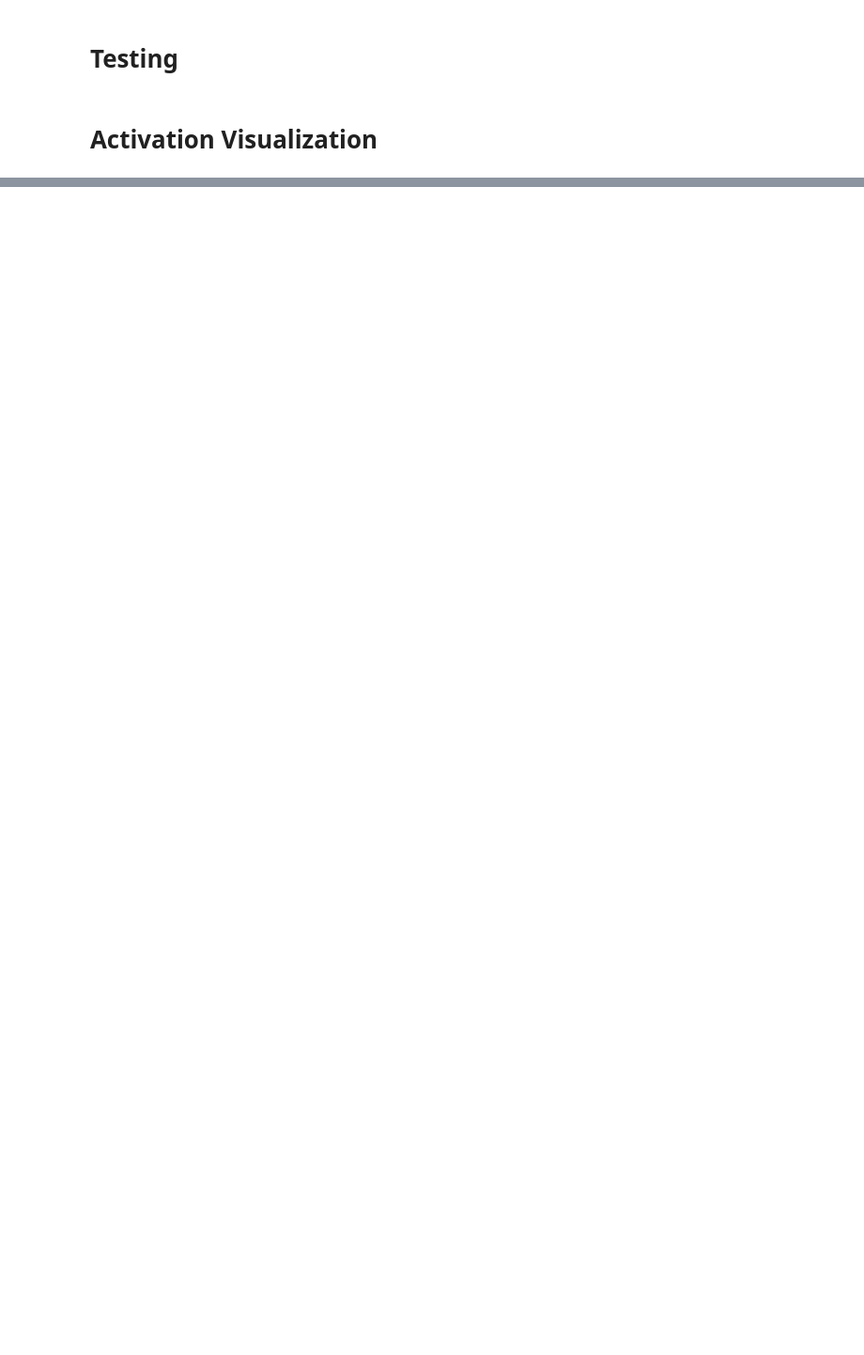
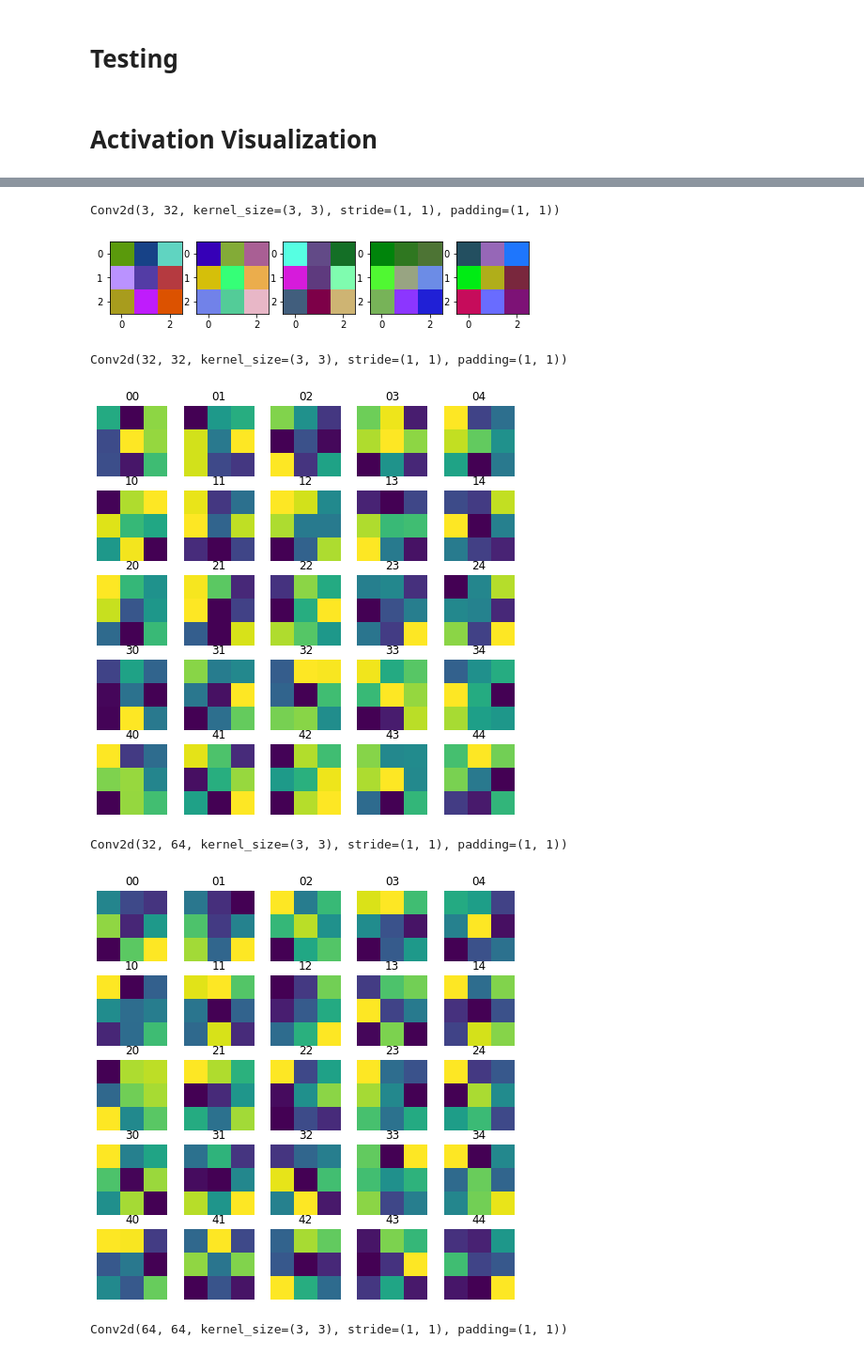
Before and after one commit to Dhagash4/CudaVision, a Jupyter notebook: assignment-3/CNNs.ipynb, the cells around one changed output, grey strips where cells are left out. Shown at 94% size. Saved outputs shown, nothing was run; the diff lists cells and outputs as text; code cells hidden in the pictures; blank space fills up the shorter version.

```diff
--- a/assignment-3/CNNs.ipynb
+++ b/assignment-3/CNNs.ipynb
@@ -455,0 +492,29 @@ for cnt,(k, v) in zip(range(6),activation.items()):
+# %%
+def plot_weights(model,layer_num):
+
+    layer = model.conv_net[layer_num]
+    print(layer)
+
+    if isinstance(layer,nn.Conv2d):
+        weight_tensor = layer.weight.data.detach()
+
+        if weight_tensor.shape[1] == 3:
+            plot_rgb(weight_tensor)
+        else:
+
+            plot_single_channel(weight_tensor)
+# %%
+plot_weights(model,0)
+plot_weights(model,3)
+plot_weights(model,7)
+plot_weights(model,10)
+plot_weights(model,14)
+plot_weights(model, 17)
+# %% [output]
+Conv2d(3, 32, kernel_size=(3, 3), stride=(1, 1), padding=(1, 1))
+[figure, added]
+Conv2d(32, 32, kernel_size=(3, 3), stride=(1, 1), padding=(1, 1))
+[figure, added]
+Conv2d(32, 64, kernel_size=(3, 3), stride=(1, 1), padding=(1, 1))
+[figure, added]
+Conv2d(64, 64, kernel_size=(3, 3), stride=(1, 1), padding=(1, 1))
```
Also changed, not shown: parts of 8 cells of this notebook.
